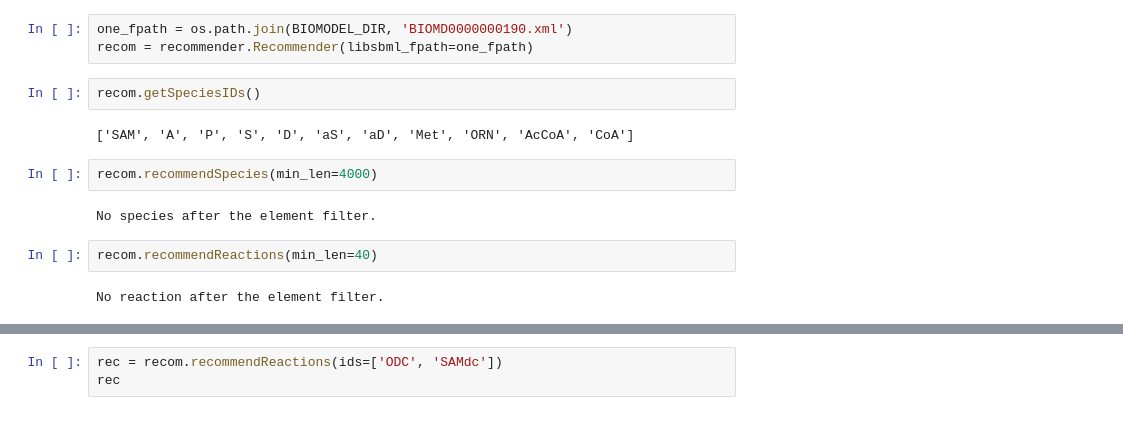
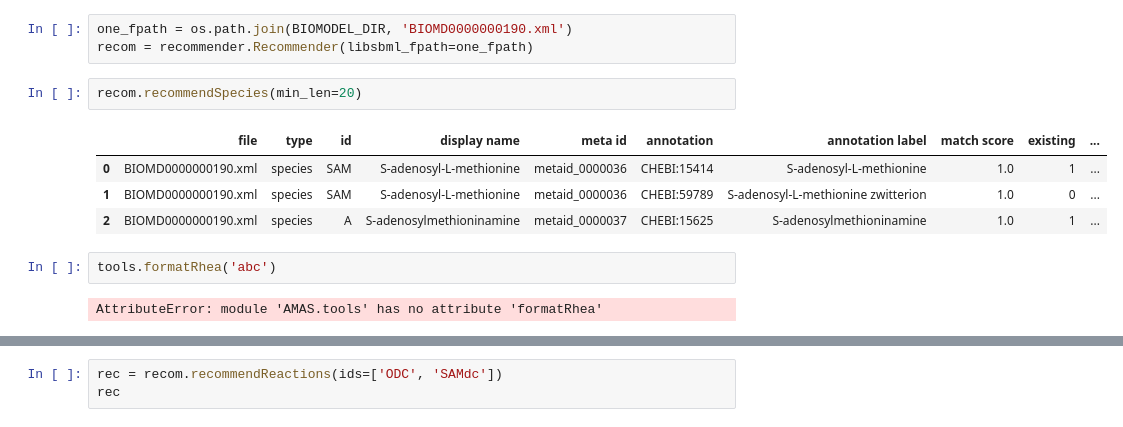
Before and after one commit to sys-bio/AMAS, a Jupyter notebook: notebooks/console_methods.ipynb, the cells around one changed output, grey strips where cells are left out. Saved outputs shown, nothing was run; the diff lists cells and outputs as text.

```diff
--- a/notebooks/console_methods.ipynb
+++ b/notebooks/console_methods.ipynb
@@ -52,15 +52,14 @@ Number of BioModels to be analyzed for REACTIONS: 131
 # %%
 one_fpath = os.path.join(BIOMODEL_DIR, 'BIOMD0000000190.xml')
 recom = recommender.Recommender(libsbml_fpath=one_fpath)
-# %%
-recom.getSpeciesIDs()
-# %% [output]
-['SAM', 'A', 'P', 'S', 'D', 'aS', 'aD', 'Met', 'ORN', 'AcCoA', 'CoA']
 # %%
-recom.recommendSpecies(min_len=4000)
+recom.recommendSpecies(min_len=20)
 # %% [output]
-No species after the element filter.
+|  | file | type | id | display name | meta id | annotation | annotation label | match score | existing | ... |
+| 0 | BIOMD0000000190.xml | species | SAM | S-adenosyl-L-methionine | metaid_0000036 | CHEBI:15414 | S-adenosyl-L-methionine | 1.0 | 1 | ... |
+| 1 | BIOMD0000000190.xml | species | SAM | S-adenosyl-L-methionine | metaid_0000036 | CHEBI:59789 | S-adenosyl-L-methionine zwitterion | 1.0 | 0 | ... |
+| 2 | BIOMD0000000190.xml | species | A | S-adenosylmethioninamine | metaid_0000037 | CHEBI:15625 | S-adenosylmethioninamine | 1.0 | 1 | ... |
-# %%
-recom.recommendReactions(min_len=40)
-# %% [output]
-No reaction after the element filter.
+# %%
+tools.formatRhea('abc')
+# %% [output]
+AttributeError: module 'AMAS.tools' has no attribute 'formatRhea'
```
Also changed, not shown: parts of 24 cells of this notebook, 4 other files.
